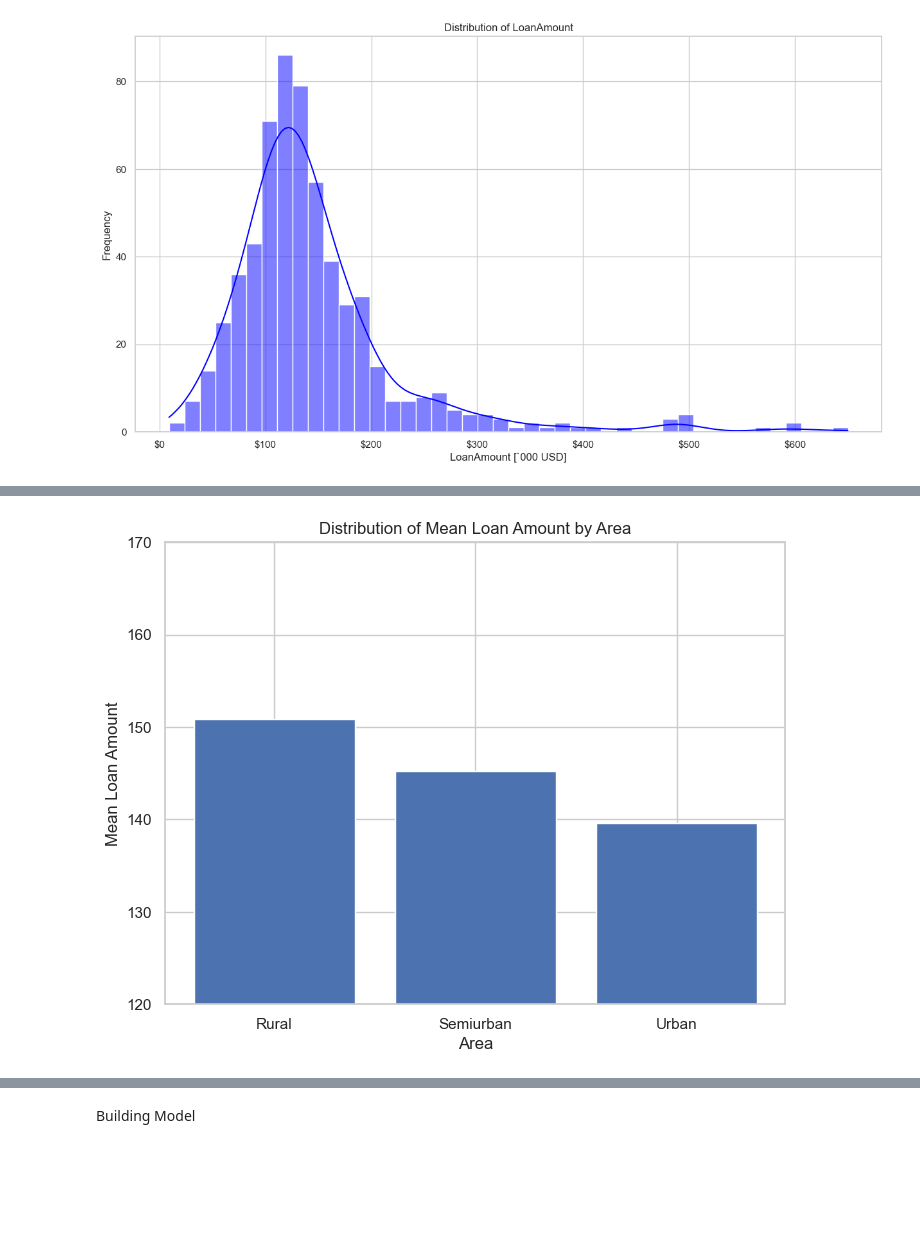
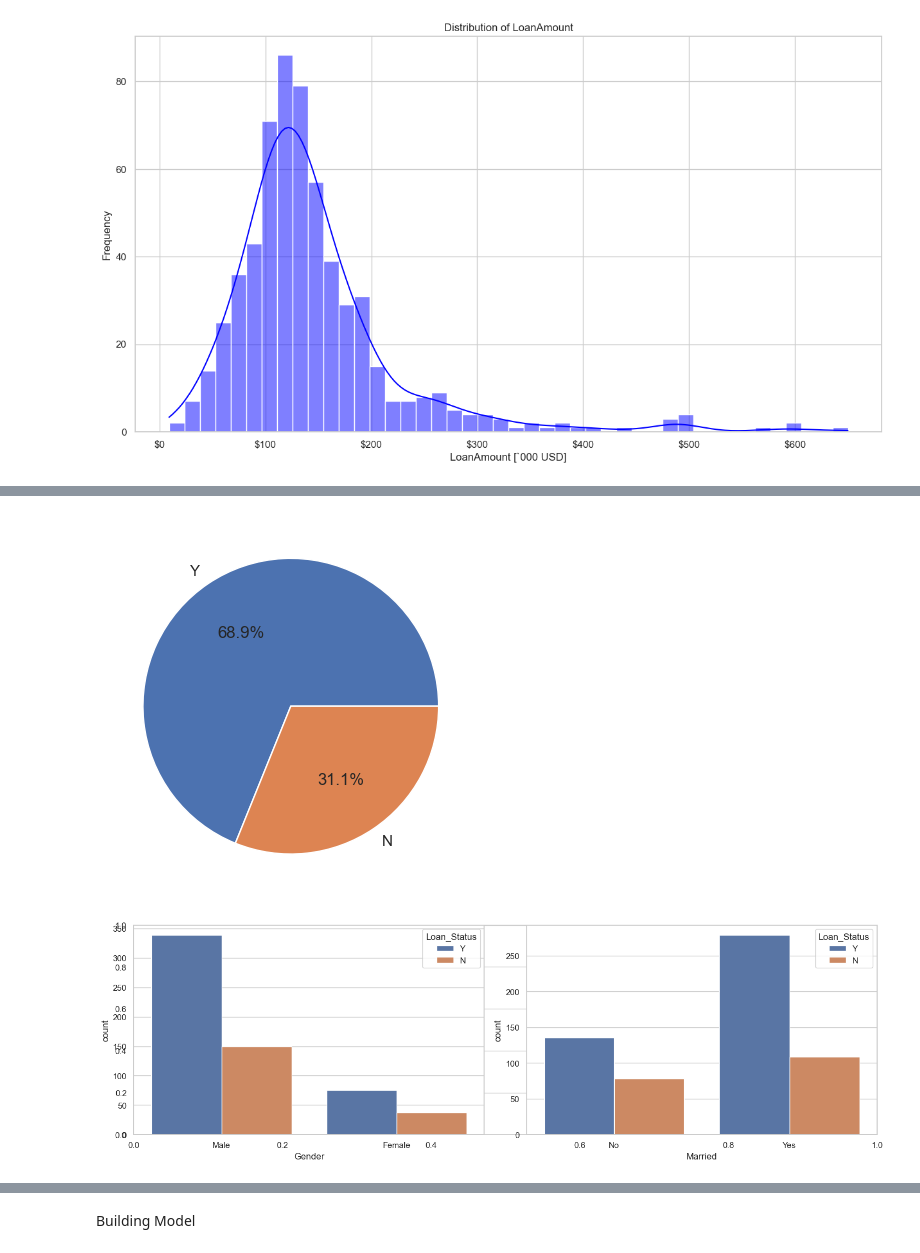
Before and after one commit to AWR-Legend/MLG382-Project-1, a Jupyter notebook: project-1.2/Project1.ipynb, the cells around one changed output, grey strips where cells are left out. Saved outputs shown, nothing was run; the diff lists cells and outputs as text; code cells hidden in the pictures; blank space fills up the shorter version.

```diff
--- a/project-1.2/Project1.ipynb
+++ b/project-1.2/Project1.ipynb
@@ -155,7 +156,7 @@ df["Loan_Amount_Term"].fillna(x, inplace = True)
 df['Credit_History'].fillna(0, inplace = True)
 # %%
 #Dropping irrelavent colums (Gennder & Education & Loan_ID)
-irrelevant_features = ['Gender', 'Education','Loan_ID']
+irrelevant_features = ['Education','Loan_ID','Dependents','Self_Employed','CoapplicantIncome','Loan_Amount_Term','Credit_History','Property_Area']
 df.drop(
 
     columns=irrelevant_features,
@@ -254,16 +239,18 @@ plt.show()
-# %%
-# Area data plotted with the mean loan amount to see how the losn smount is distrebuted across the dffrent areas #
-area_income = df.groupby('Property_Area')['LoanAmount'].mean()
-
-fig, ax1 = plt.subplots(figsize=(8, 6))
-ax1.bar(area_income.index, area_income.values, label='Mean Loan Amount')
-
-ax1.set_xlabel('Area')
-ax1.set_ylabel('Mean Loan Amount')
-plt.title('Distribution of Mean Loan Amount by Area')
-
-ax1.set_ylim(120, 170)
-
-plt.show()
-# %% [output]
-[figure, removed]
+# %%
+#Approved Loans vs Denied Loans
+temp = df['Loan_Status'].value_counts()
+plt.pie(temp.values,
+        labels=temp.index,
+        autopct='%1.1f%%')
+plt.show()
+# %% [output]
+[figure, added]
+# %%
+plt.subplots(figsize=(15, 5))
+for i, col in enumerate(['Gender', 'Married']):
+	plt.subplot(1, 2, i+1)
+	sns.countplot(data=df, x=col, hue='Loan_Status')
+plt.tight_layout()
+plt.show()
+# %% [output]
+[figure, added]
```
Also changed, not shown: parts of 23 cells of this notebook, 1 other file.
